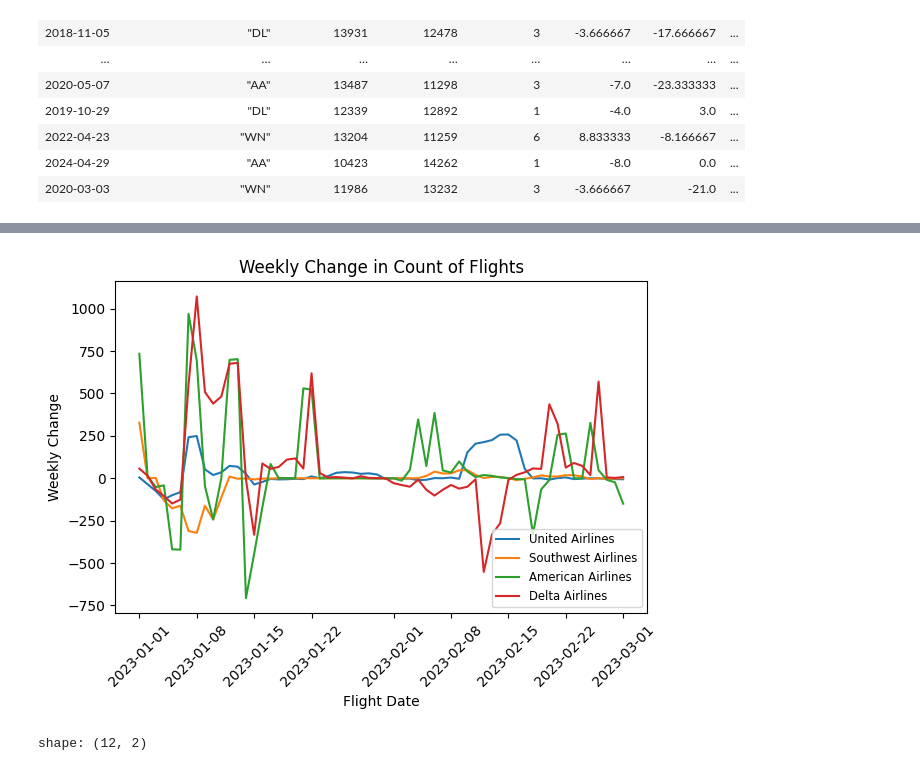
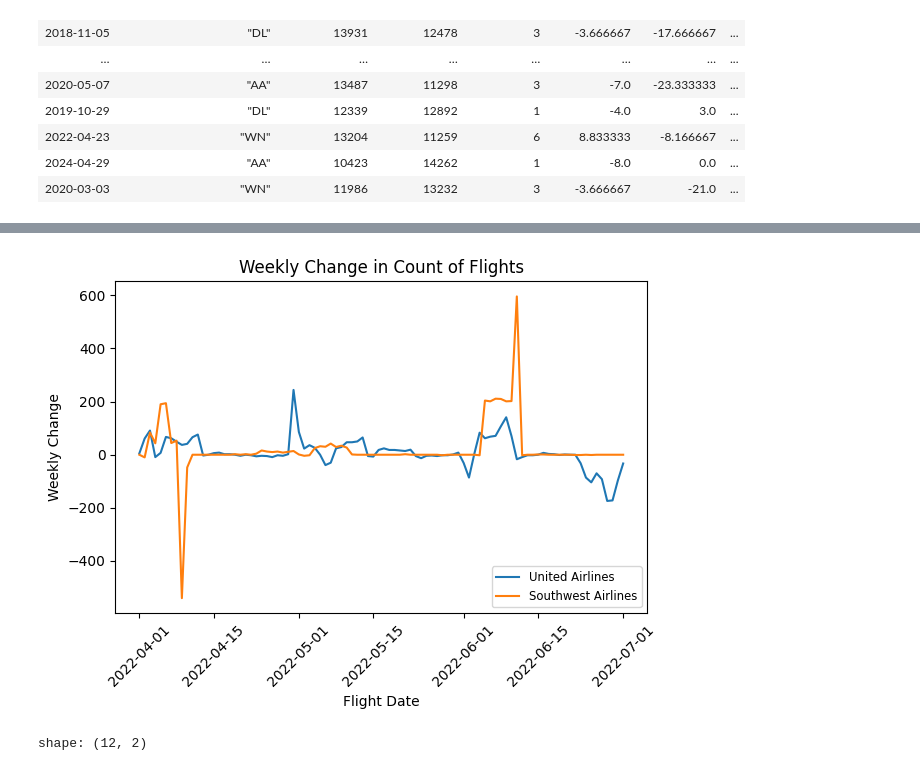
Before and after one commit to svanomm/sentiment-volume-forecasting, a Jupyter notebook: Scripts/01 Process Ontime Data.ipynb, the cells around one changed output, grey strips where cells are left out. Saved outputs shown, nothing was run; the diff lists cells and outputs as text; code cells hidden in the pictures.

```diff
--- a/Scripts/01 Process Ontime Data.ipynb
+++ b/Scripts/01 Process Ontime Data.ipynb
@@ -315,7 +315,8 @@ df_agg_airday = df_main.group_by(
     ).sort(by=['FlightDate', 'Marketing_Airline_Network'])
 
 df_agg_airday=df_agg_airday.with_columns(
-    count_flights_ma = pl.col("count_flights").rolling_mean(window_size=30).over("Marketing_Airline_Network")
+    count_flights_ma  = pl.col("count_flights").rolling_mean(window_size=30).over("Marketing_Airline_Network"),
+    count_flights_ma7 = pl.col("count_flights").rolling_mean(window_size=7).over("Marketing_Airline_Network")
 )
 
 df_agg_airday
@@ -371,7 +410,7 @@ df_changes = df_agg_airday.sort(['FlightDate', 'Marketing_Airline_Network']
     ['FlightDate', 'Marketing_Airline_Network', 'weekly_change']
 ).filter(
     pl.col('FlightDate').is_between(
-        datetime(2023, 1, 1), datetime(2023, 3, 1)
+        datetime(2022, 4, 1), datetime(2022, 7, 1)
     )
 )
 
@@ -384,17 +423,15 @@ df_changes_wide = df_changes.pivot(
 # %%
 plt.plot(df_changes_wide['FlightDate'], df_changes_wide['UA'], label='United Airlines', marker='', linestyle='-')
 plt.plot(df_changes_wide['FlightDate'], df_changes_wide['WN'], label='Southwest Airlines', marker='', linestyle='-')
-plt.plot(df_changes_wide['FlightDate'], df_changes_wide['AA'], label='American Airlines', marker='', linestyle='-')
-plt.plot(df_changes_wide['FlightDate'], df_changes_wide['DL'], label='Delta Airlines', marker='', linestyle='-')
 plt.xlabel('Flight Date')
 plt.title('Weekly Change in Count of Flights')
 #plt.ylim([2500, 6000])
 plt.ylabel('Weekly Change')
 plt.legend(loc='lower right', fontsize='small')
 plt.xticks(rotation=45)
 plt.tight_layout()
 # %% [output]
-[figure, old version]
+[figure, new version]
 # %%
 df_agg['Marketing_Airline_Network'].value_counts(sort=True)
 # %% [output]
```
Also changed, not shown: parts of 5 cells of this notebook, 1 other file.
